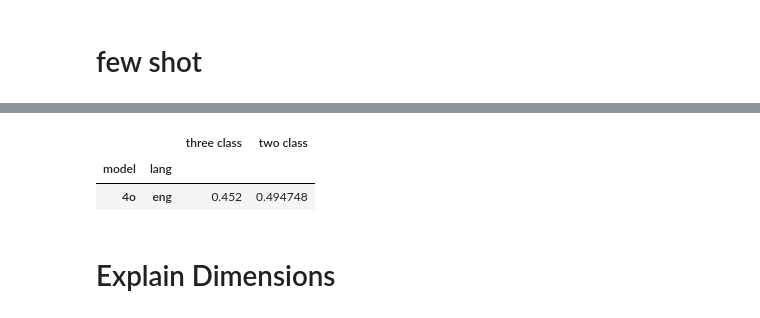
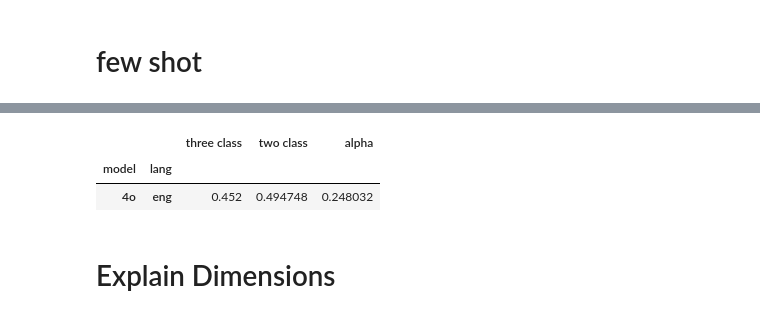
Before and after one commit to LeKonArD/DH25_LLM_poemsim, a Jupyter notebook: Evaluation.ipynb, the cells around one changed output, grey strips where cells are left out. Cells and saved outputs as stored; diff of their text form; code cells hidden in the pictures.

```diff
--- a/Evaluation.ipynb
+++ b/Evaluation.ipynb
@@ -314,12 +343,13 @@ for aspect in prediction.columns:
     both_pred = eval_frame[eval_frame["pred"] == 2].shape[0]
 
     three_class = accuracy_score(eval_frame["true"], eval_frame["pred"])
+    alpha = get_alpha_from_eval_frame(eval_frame)
 
     eval_frame = eval_frame[eval_frame.true != 2]
 
     two_class = accuracy_score(eval_frame["true"], eval_frame["pred"])
 
-    logger.append(["4o","eng", aspect, three_class, two_class, both_true, both_pred])
+    logger.append(["4o","eng", aspect, three_class, two_class, alpha, both_true, both_pred])
 # %%
 data = pd.read_csv("results/ger_baseline_4o_multi.tsv",sep="\t")
 
@@ -354,11 +384,12 @@ for aspect in prediction.columns:
     both_pred = eval_frame[eval_frame["pred"] == 2].shape[0]
 
     three_class = accuracy_score(eval_frame["true"], eval_frame["pred"])
+    alpha = get_alpha_from_eval_frame(eval_frame)
 
     eval_frame = eval_frame[eval_frame.true != 2]
 
     two_class = accuracy_score(eval_frame["true"], eval_frame["pred"])
 
-    logger.append(["4o","ger", aspect, three_class, two_class, both_true, both_pred])
+    logger.append(["4o","ger", aspect, three_class, two_class, alpha, both_true, both_pred])
 # %%
 frame = pd.DataFrame(logger)
@@ -430,15 +461,16 @@ for aspect in prediction.columns:
     both_pred = eval_frame[eval_frame["pred"] == 2].shape[0]
 
     three_class = accuracy_score(eval_frame["true"], eval_frame["pred"])
+    alpha = get_alpha_from_eval_frame(eval_frame)
 
     eval_frame = eval_frame[eval_frame.true != 2]
 
     two_class = accuracy_score(eval_frame["true"], eval_frame["pred"])
 
-    logger.append(["4o","eng", aspect, three_class, two_class, both_true, both_pred])
+    logger.append(["4o","eng", aspect, three_class, two_class, alpha, both_true, both_pred])
 # %%
 frame = pd.DataFrame(logger)
-frame.columns = ["model","lang", "aspect", "three class","two class", "both_true", "both_pred"]
+frame.columns = ["model","lang", "aspect", "three class","two class", "alpha", "both_true", "both_pred"]
 # %%
 frame
 # %% [output]
@@ -451,9 +483,9 @@ frame
 # %%
-frame.groupby(["model","lang"])[['three class', 'two class']].mean()
+frame.groupby(["model","lang"])[['three class', 'two class', 'alpha']].mean()
 # %% [output]
-|  |  | three class | two class |
-| model | lang |  |  |
-| 4o | eng | 0.452 | 0.494748 |
+|  |  | three class | two class | alpha |
+| model | lang |  |  |  |
+| 4o | eng | 0.452 | 0.494748 | 0.248032 |
 # %% [markdown]
 # Explain Dimensions
 # %%
```
Also changed, not shown: parts of 29 cells of this notebook.
